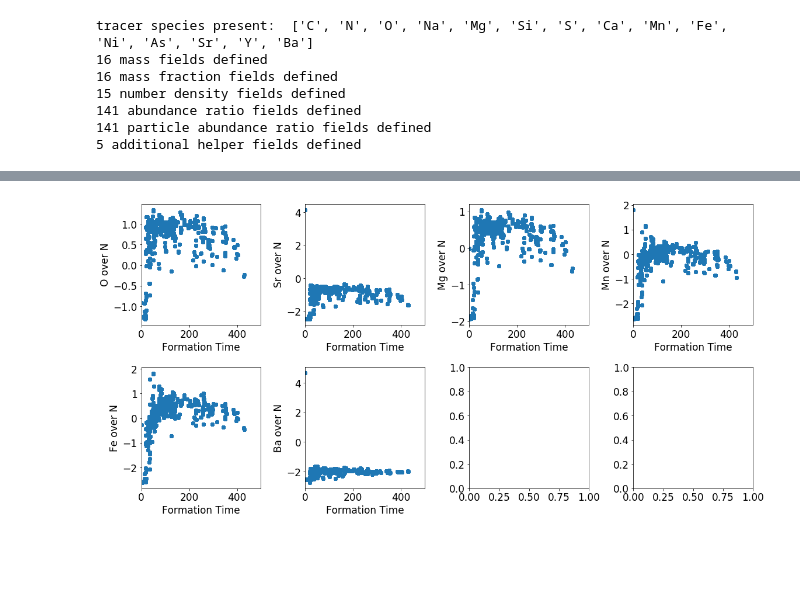
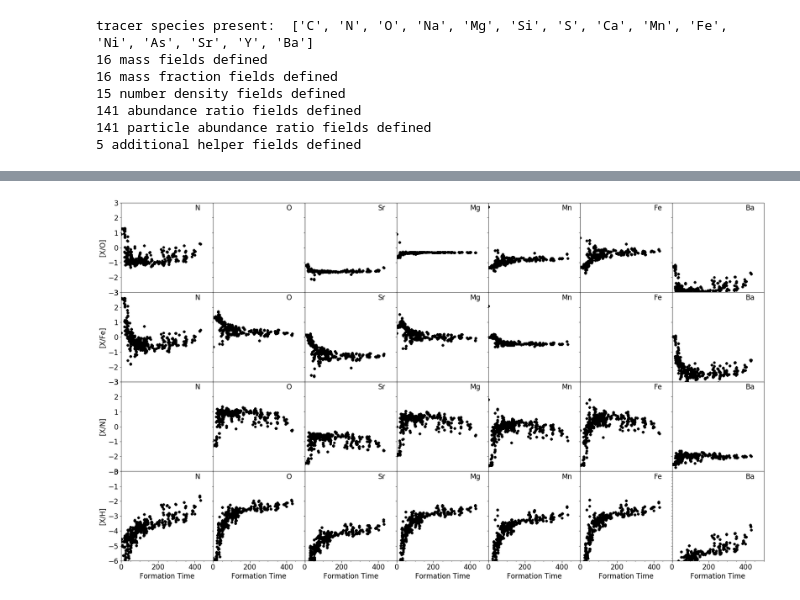
Before and after one commit to aemerick/galaxy_analysis, a Jupyter notebook: notebooks/abundances_and_stars_PDF.ipynb, the cells around one changed output, grey strips where cells are left out. Cells and saved outputs as stored; diff of their text form; code cells hidden in the pictures; blank space fills up the shorter version.

```diff
--- a/notebooks/abundances_and_stars_PDF.ipynb
+++ b/notebooks/abundances_and_stars_PDF.ipynb
@@ -204,45 +231,81 @@ plt.tight_layout()
 # %%
 t = 500.0 * yt.units.Myr
 select = is_alive(gal.df, t)
 
 elements = ['N','O','Sr','Mg','Mn','Fe','Ba']
 
-nrow = 2
-ncol = 4
-fig,ax = plt.subplots(nrow, ncol)
+nrow = 4
+ncol = 7
+fig,ax = plt.subplots(nrow, ncol, sharex=True)
 fig.set_size_inches(ncol*4,nrow*4)
+
+
 
 axi = 0
 axj = 0
 
-denom_element = 'N'
-xdata = gal.df['creation_time'].convert_to_units('Myr')
-xdata = xdata - np.min(xdata)
+
 
 bins = np.arange(-30,0, 0.1)
-for e in elements:
-    index = (axi,axj)
-    if e == denom_element:
-        continue
+for denom_element in ['O','Fe','N','H']:
+    xdata = gal.df['creation_time'].convert_to_units('Myr')
+    xdata = xdata - np.min(xdata)
 
-    ydata = gal.df[('io','particle_' + e + '_over_' + denom_element)]
+    axj = 0
+    for e in elements:
+        index = (axi,axj)
 
-    ax[index].scatter(xdata[select], ydata[select])
+        if e == denom_element:
+            ydata = np.ones(np.size(xdata))*-100
+        else:
+            ydata = gal.df[('io','particle_' + e + '_over_' + denom_element)]
+
+
+        ax[index].scatter(xdata[select], ydata[select], color = 'black', s = 20, alpha = 0.5)
 
 
     #ax[index].set_xlim(-20,0)
-    #ax[index].set_ylim(0,1)
+        if denom_element == 'H':
+            ax[index].set_ylim(-6, 0)
+            xy = (400, -0.5)
+            ax[index].annotate(e, xy, xy)
+        else:
+            ax[index].set_ylim(-3,3)
     #ax[index].semilogy()
-    ax[index].set_ylabel(e + ' over ' + denom_element)
-    ax[index].set_xlabel('Formation Time')
-    ax[index].set_xlim(0,500)
+            xy = (400,2.5)
+            ax[index].annotate(e, xy, xy)
+        ax[index].set_xlim(0,500)
 
+        if axj == 0:
+            ax[index].set_ylabel('[X/' + denom_element + ']')
+        if axi == nrow - 1:
+            ax[index].set_xlabel('Formation Time')
+
+        axj = axj + 1
+        if axj >= ncol:
+            axj = 0
+            axi = axi + 1
+
+fig.subplots_adjust(hspace = 0, wspace = 0)
+
+plt.setp([a.get_xticklabels() for a in fig.axes[:-ncol]], visible = False)
+
+axi = 0
+axj = 0
+for a in fig.axes:
+
+    if axj != 0:
+        plt.setp(a.get_yticklabels(), visible = False)
 
     axj = axj + 1
     if axj >= ncol:
         axj = 0
         axi = axi + 1
+#plt.setp([a.get_yticklabels() for a in fig.axes[:-ncol]], visible = False)
 
-plt.tight_layout()
+plt.minorticks_on()
+
+#plt.tight_layout()
+fig.savefig('stellar_abundances_time.png')
 # %% [output]
-[figure, old version]
+[figure, new version]
```
Also changed, not shown: parts of 7 cells of this notebook, 2 other files.
